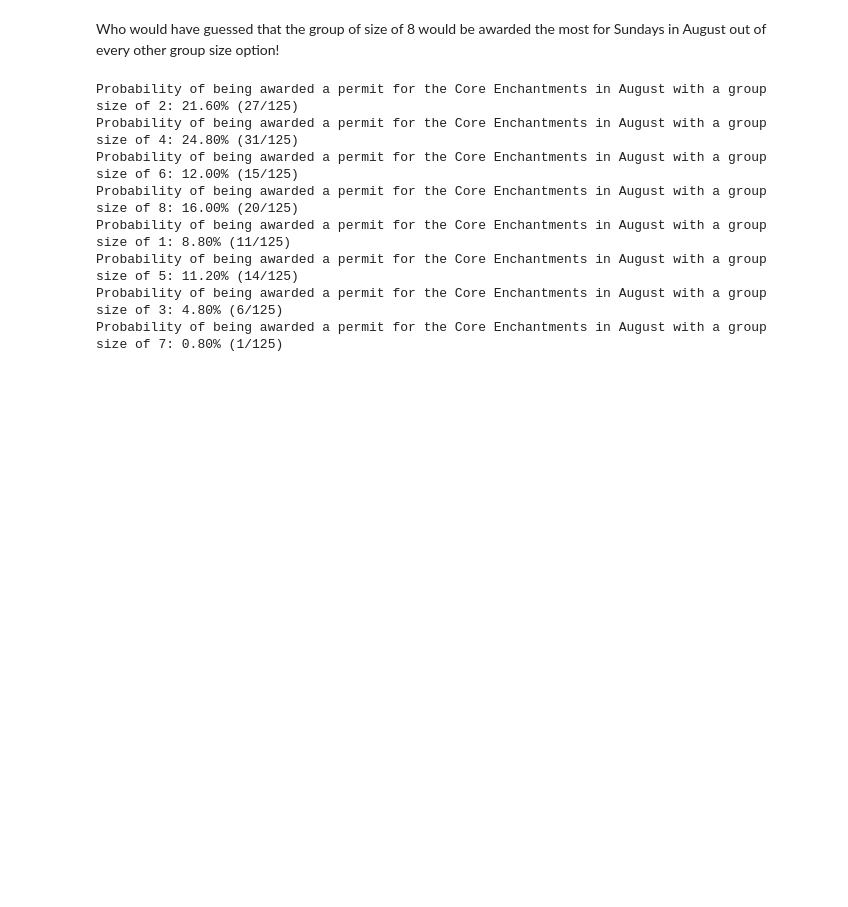
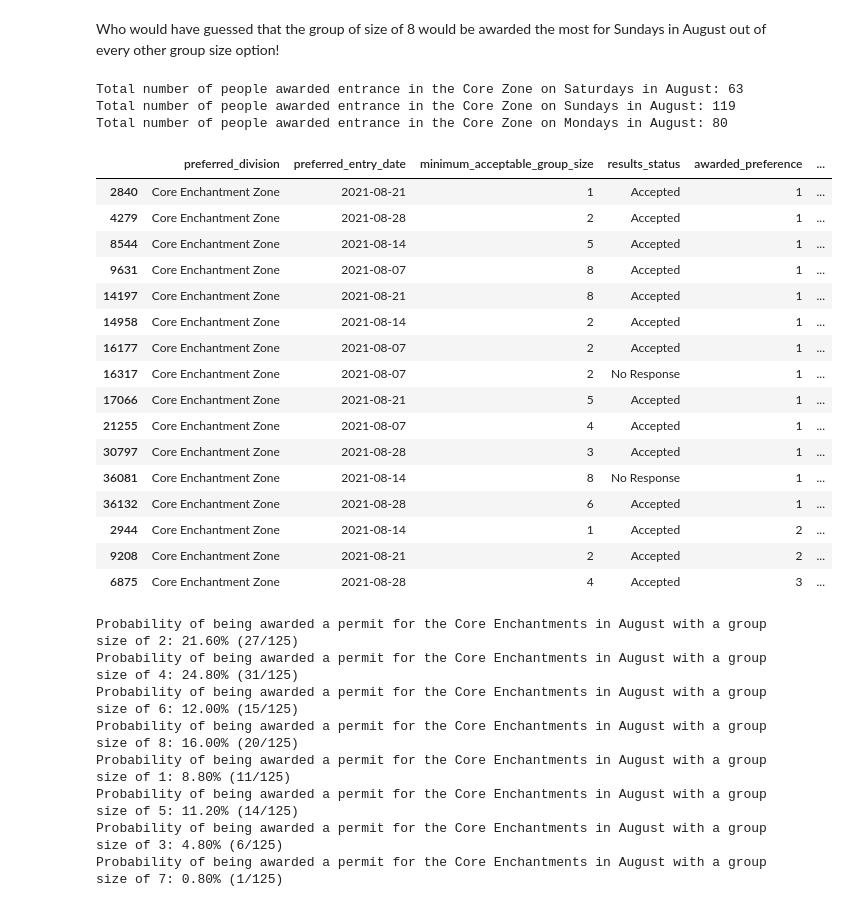
Before and after one commit to jarrett-retz-tech-services/enchantments_lottery, a Jupyter notebook: analysis.ipynb, the cells around one changed output. Drawn from its saved outputs; the diff is of its cells as text; code cells hidden in the pictures; blank space fills up the shorter version.

```diff
--- a/analysis.ipynb
+++ b/analysis.ipynb
@@ -1224,5 +1408,56 @@ Probability of being awarded a permit for the Core Enchantments in August on a S
 # %% [markdown]
 Who would have guessed that the group of size of 8 would be awarded the most for Sundays in August out of every other group size option!
+# %%
+# Print the total number of people that entered the Core Zone on Saturdays in August
+august_saturday_total = split_core_zone_august[
+    split_core_zone_august_saturday_filter & split_core_zone_august_awarded_filter
+]["minimum_acceptable_group_size"].sum()
+print(
+    f"Total number of people awarded entrance in the Core Zone on Saturdays in August: {august_saturday_total}"
+)
+
+# Print the total number of people that entered the Core Zone on Sundays in August
+august_sunday_total = split_core_zone_august[
+    split_core_zone_august_sunday_filter & split_core_zone_august_awarded_filter
+]["minimum_acceptable_group_size"].sum()
+print(
+    f"Total number of people awarded entrance in the Core Zone on Sundays in August: {august_sunday_total}"
+)
+
+# Print the total number of people that entered the Core Zone on Mondays in August
+august_monday_total = split_core_zone_august[
+    split_core_zone_august_monday_filter & split_core_zone_august_awarded_filter
+]["minimum_acceptable_group_size"].sum()
+
+print(
+    f"Total number of people awarded entrance in the Core Zone on Mondays in August: {august_monday_total}"
+)
+# %% [output]
+Total number of people awarded entrance in the Core Zone on Saturdays in August: 63
+Total number of people awarded entrance in the Core Zone on Sundays in August: 119
+Total number of people awarded entrance in the Core Zone on Mondays in August: 80
+# %%
+split_core_zone_august[
+    split_core_zone_august_saturday_filter & split_core_zone_august_awarded_filter
+]
+# %% [output]
+|  | preferred_division | preferred_entry_date | minimum_acceptable_group_size | results_status | awarded_preference | ... |
+| 2840 | Core Enchantment Zone | 2021-08-21 | 1 | Accepted | 1 | ... |
+| 4279 | Core Enchantment Zone | 2021-08-28 | 2 | Accepted | 1 | ... |
+| 8544 | Core Enchantment Zone | 2021-08-14 | 5 | Accepted | 1 | ... |
+| 9631 | Core Enchantment Zone | 2021-08-07 | 8 | Accepted | 1 | ... |
+| 14197 | Core Enchantment Zone | 2021-08-21 | 8 | Accepted | 1 | ... |
+| 14958 | Core Enchantment Zone | 2021-08-14 | 2 | Accepted | 1 | ... |
+| 16177 | Core Enchantment Zone | 2021-08-07 | 2 | Accepted | 1 | ... |
+| 16317 | Core Enchantment Zone | 2021-08-07 | 2 | No Response | 1 | ... |
+| 17066 | Core Enchantment Zone | 2021-08-21 | 5 | Accepted | 1 | ... |
+| 21255 | Core Enchantment Zone | 2021-08-07 | 4 | Accepted | 1 | ... |
+| 30797 | Core Enchantment Zone | 2021-08-28 | 3 | Accepted | 1 | ... |
+| 36081 | Core Enchantment Zone | 2021-08-14 | 8 | No Response | 1 | ... |
+| 36132 | Core Enchantment Zone | 2021-08-28 | 6 | Accepted | 1 | ... |
+| 2944 | Core Enchantment Zone | 2021-08-14 | 1 | Accepted | 2 | ... |
+| 9208 | Core Enchantment Zone | 2021-08-21 | 2 | Accepted | 2 | ... |
+| 6875 | Core Enchantment Zone | 2021-08-28 | 4 | Accepted | 3 | ... |
 # %%
 split_core_zone_august_awarded = split_core_zone_august[
     (split_core_zone_august["awarded"] == True)
```
Also changed, not shown: parts of 13 cells of this notebook.
